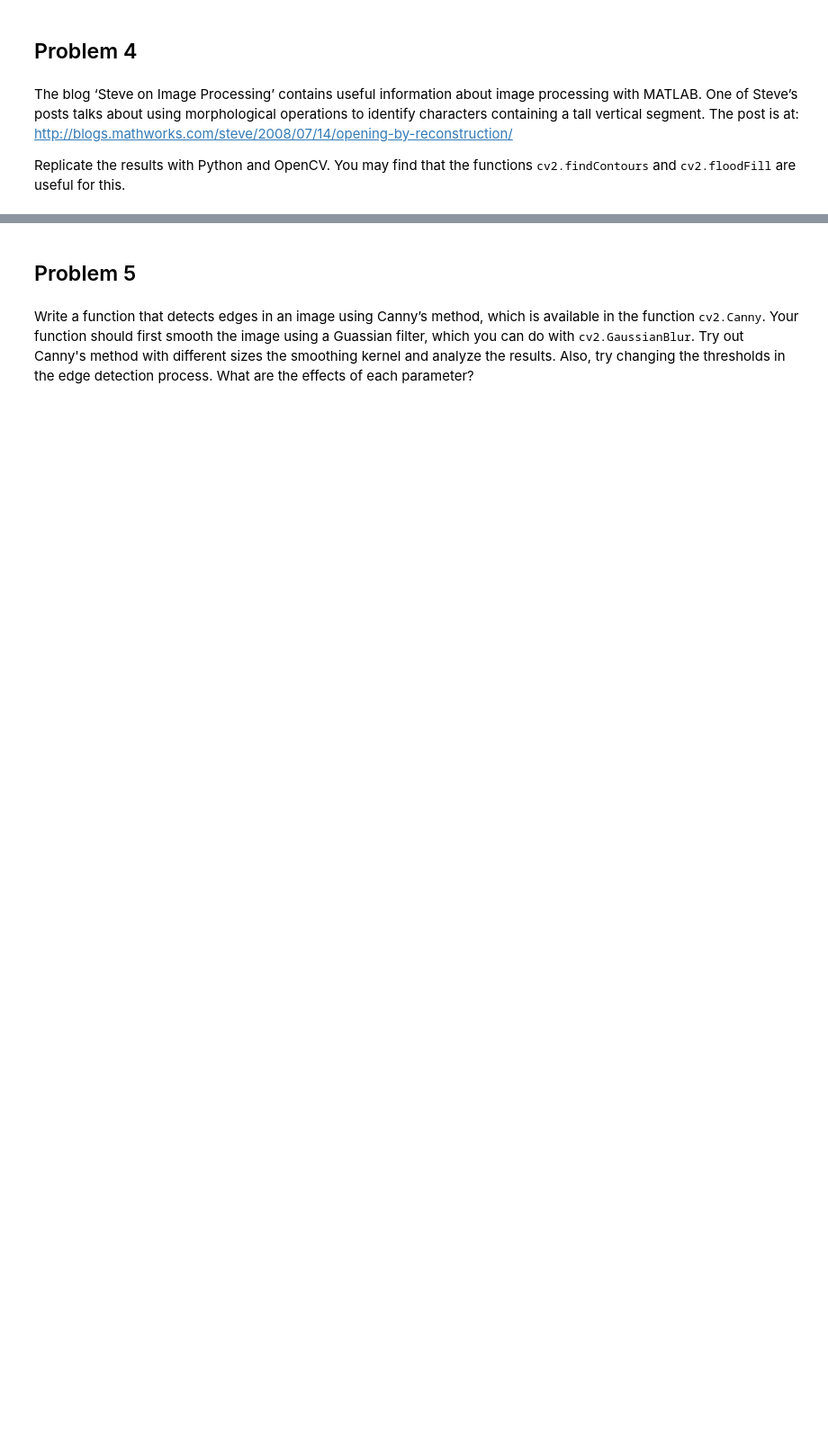
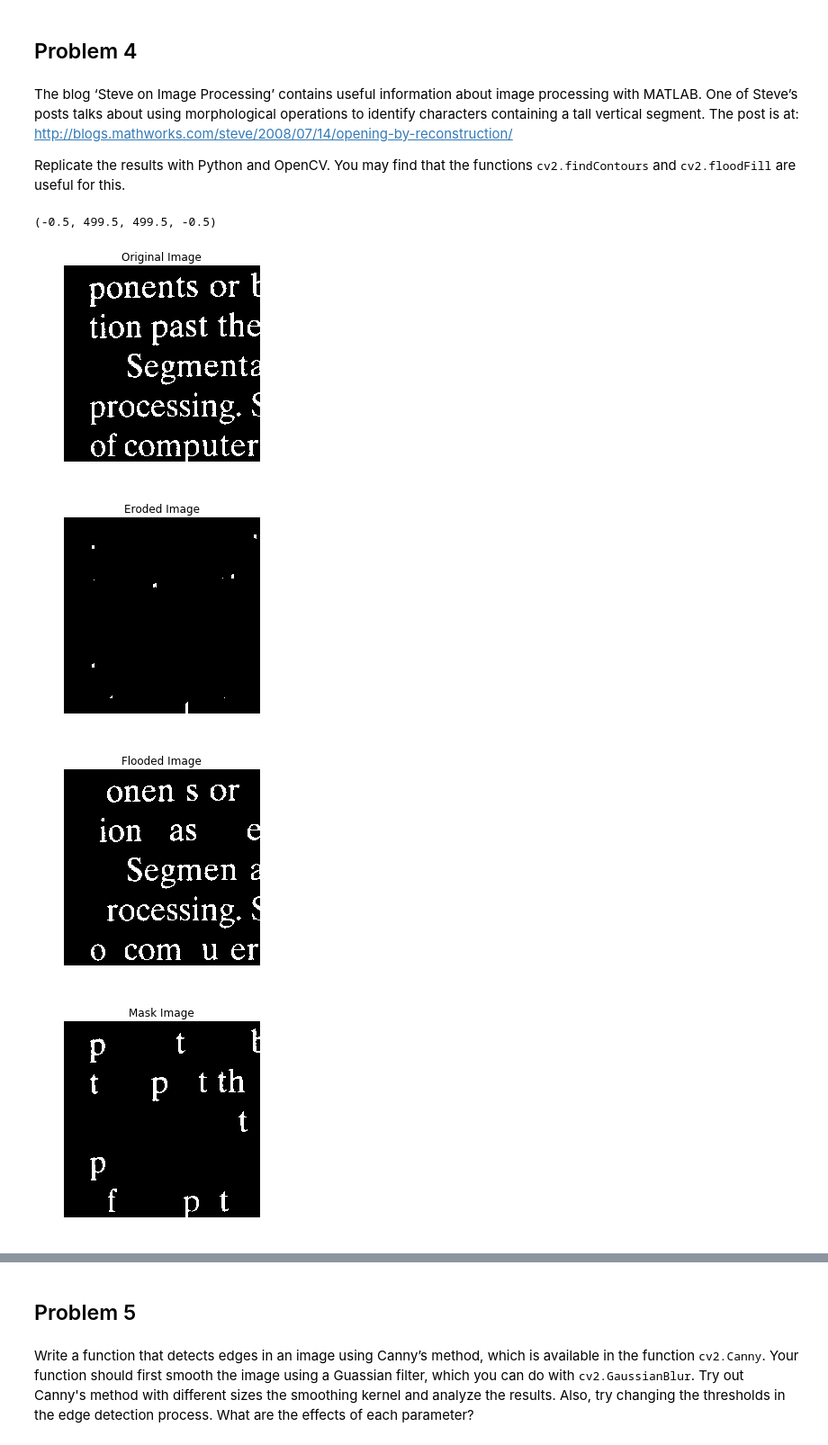
Before and after one commit to luisdavidd/imageprocessing_set4, a Jupyter notebook: problem_set_4.ipynb, the cells around one changed output, grey strips where cells are left out. Shown at 90% size. Cells and saved outputs as stored; diff of their text form; code cells hidden in the pictures; blank space fills up the shorter version.

```diff
--- a/problem_set_4.ipynb
+++ b/problem_set_4.ipynb
@@ -142,3 +282,36 @@ The blog ‘Steve on Image Processing’ contains useful information about image
 http://blogs.mathworks.com/steve/2008/07/14/opening-by-reconstruction/
 
 Replicate the results with Python and OpenCV. You may find that the functions <tt>cv2.findContours</tt> and <tt>cv2.floodFill</tt> are useful for this.
+# %%
+import cv2
+import numpy as np
+import random
+import matplotlib.pyplot as plt
+%matplotlib inline
+
+def replication(image):
+    kernel = np.ones((51,1), np.uint8) #Crear el elemento estructurante
+    erosion = cv2.erode(image, kernel) #Aplicar erosion a la imagen
+    plt.figure(); plt.imshow(erosion, cmap='gray'); plt.title("Eroded Image");plt.axis('off') #graficar el resultado
+    h, w = image.shape #Obtener dimensiones de la imagen
+    image2 = image.copy() #Copia de la imagen
+    mask = np.zeros((h+2, w+2), np.uint8) #Crear mascara necesaria para floodfill
+    for i in range(h):
+        for j in range(w):
+            if(erosion[i,j] > 0.5): #Si se detecto un caracter alargado verticalmente
+                cv2.floodFill(image2, mask,(j,i), 0) #Rellenarlo con negro
+    image = image - image2 #Restar a la imagen original, la imagen sin los caracteres encontrados
+    return image2, mask, image
+
+imag = cv2.imread("steve_blog.png", cv2.IMREAD_GRAYSCALE)
+plt.figure(); plt.imshow(imag, cmap='gray'); plt.title("Original Image");plt.axis('off')
+imag2, mask, final = replication(imag)
+plt.figure(); plt.imshow(imag2, cmap='gray'); plt.title("Flooded Image");plt.axis('off')
+plt.figure(); plt.imshow(mask, cmap='gray'); plt.title("Mask Image");plt.axis('off')
+plt.figure(); plt.imshow(final, cmap='gray'); plt.title("Final Result");plt.axis('off')
+# %% [output]
+(-0.5, 499.5, 499.5, -0.5)
+[figure, added]
+[figure, added]
+[figure, added]
+[figure, added]
```
Also changed, not shown: parts of 16 cells of this notebook, 9 other files.
